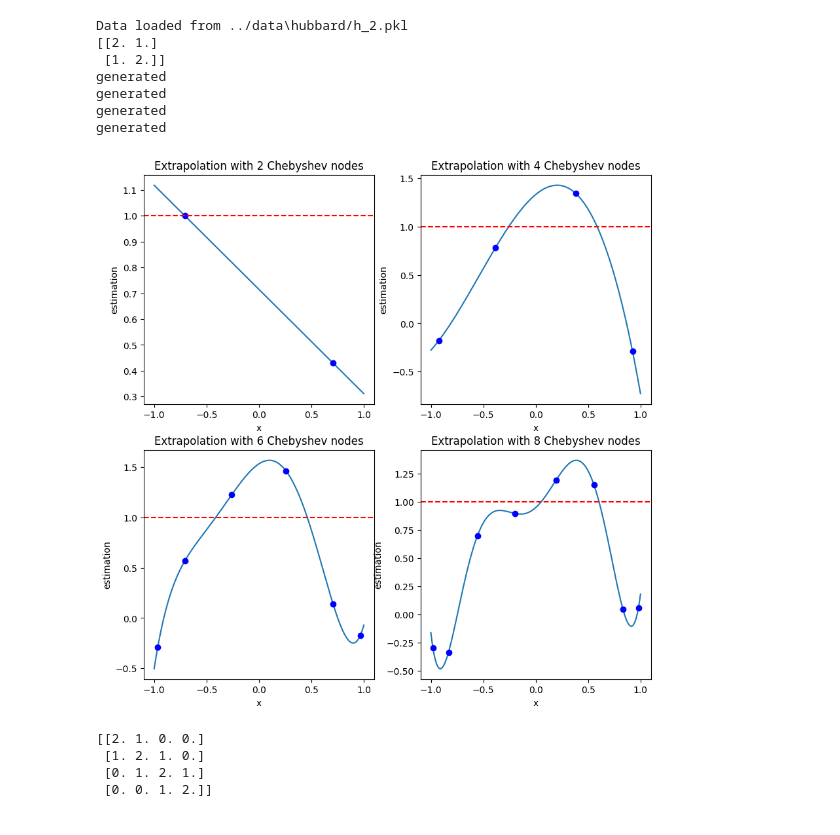
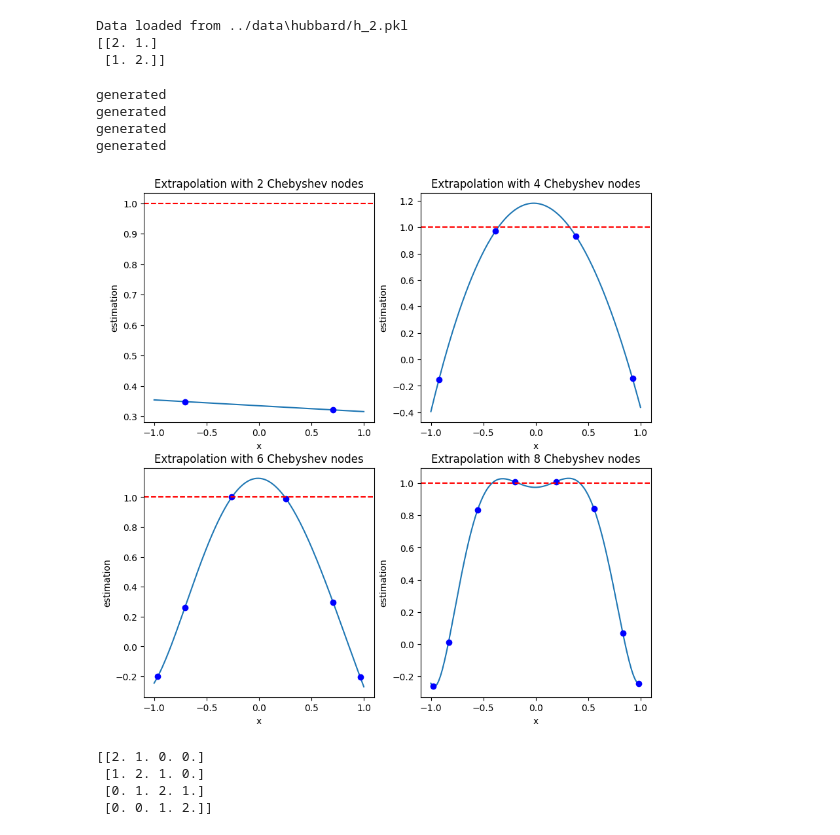
Before and after one commit to Rick0317/qDriftExtraPolation, a Jupyter notebook: jupyter/qdrift.ipynb, the cells around one changed output. Saved outputs shown, nothing was run; the diff lists cells and outputs as text; code cells hidden in the pictures.

```diff
--- a/jupyter/qdrift.ipynb
+++ b/jupyter/qdrift.ipynb
@@ -76,18 +76,18 @@ def extrapolation(t, ld: Hamiltonian, num_eval, num_qubit):
 # %%
 data = DataManager("../data")  # Create DataManager instance
 ld = data.load('hubbard', "h_2") # load the hubbard model
 ld.decompose(-1, 2) # t = +1 and u = +2
 
-extrapolation(10, ld, 1000, 1)
+extrapolation(1000, ld, 1000, 1)
 # %% [output]
 Data loaded from ../data\hubbard/h_2.pkl
 [[2. 1.]
  [1. 2.]]
-generated
-generated
-generated
-generated
+generated
+generated
+generated
+generated
-[figure, old version]
+[figure, new version]
 # %%
 ld = Hubbard(4)
 ld.decompose(-1,2)
```
